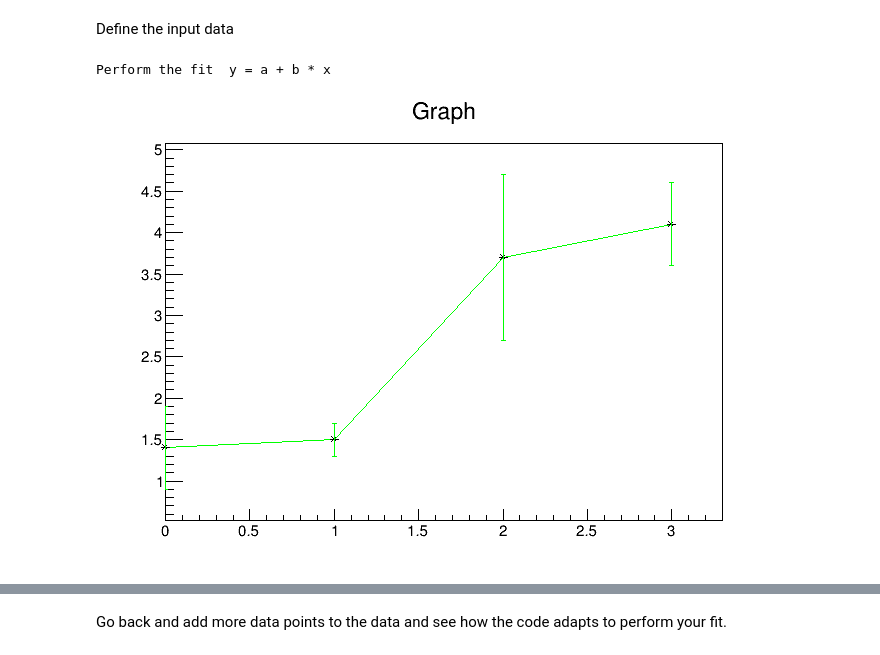
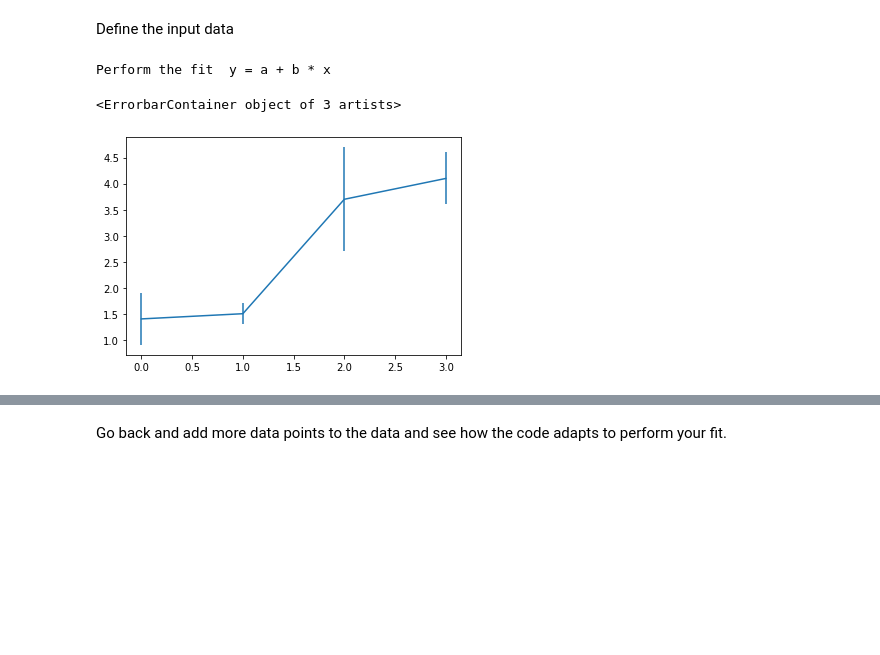
Before and after one commit to zpv8bq/fits0, a Jupyter notebook: LeastSquareFit.ipynb, the cells around one changed output, grey strips where cells are left out. Drawn from its saved outputs; the diff is of its cells as text; code cells hidden in the pictures; blank space fills up the shorter version.

```diff
--- a/LeastSquareFit.ipynb
+++ b/LeastSquareFit.ipynb
@@ -104,23 +135,16 @@ TMatrixD SolveLSQ(const TMatrixD &A, const TMatrixD &y){
 # %% [markdown]
 Define the input data
 # %%
-%%cpp
-cout << "Perform the fit  y = a + b * x " << endl;
+print("Perform the fit  y = a + b * x ")
+nPar  = 2;
 
-const Int_t nPar  = 2;
-const Int_t nPnts = 4;
+ax = np.array([0.0,1.0,2.0,3.0], dtype='d')  # x_1
+ay = np.array([1.4,1.5,3.7,4.1], dtype='d')  # y_i
+ae = np.array([0.5,0.2,1.0,0.5], dtype='d')  # sigma_i
+nPnts = len(ax)
 
-Double_t ax[] = {0.0,1.0,2.0,3.0};  // x_i
-Double_t ay[] = {1.4,1.5,3.7,4.1};  // y_i
-Double_t ae[] = {0.5,0.2,1.0,0.5};  // sigma_i
-auto tge=new TGraphErrors(sizeof(ax)/sizeof(Double_t),ax,ay,0,ae);
-auto tc=new TCanvas();
+plt.errorbar(ax, ay, yerr=ae)
 # %% [output]
 Perform the fit  y = a + b * x
+<ErrorbarContainer object of 3 artists>
+[figure, added]
-# %%
-%%cpp
-tge->Draw("alp*");
-tge->SetLineColor(kGreen);
-tc->Draw();
-# %% [output]
-[figure, removed]
```
Also changed, not shown: parts of 25 cells of this notebook, 4 other files.
